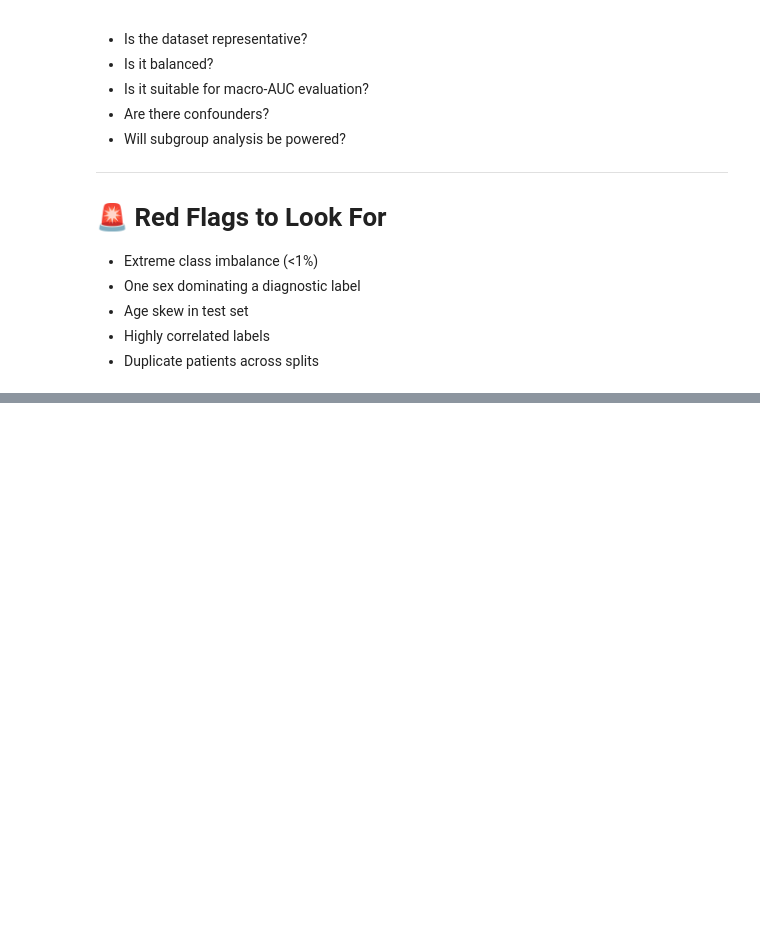
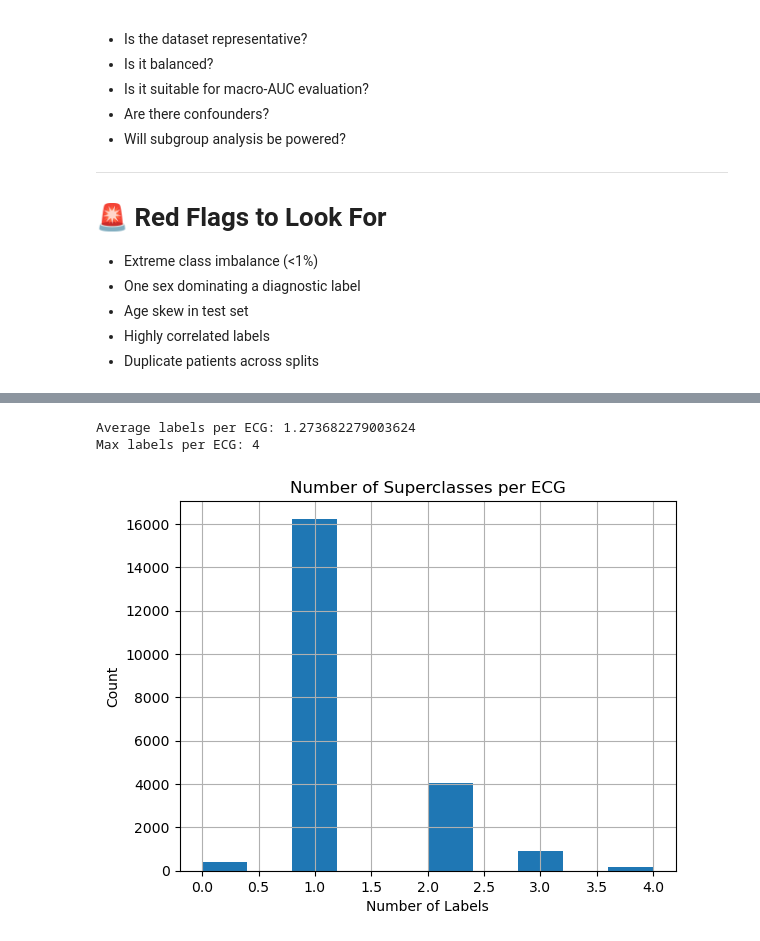
Before and after one commit to cristopher-d-delgado/ecg-ai-statistical-evaluation, a Jupyter notebook: notebooks/eda.ipynb, the cells around one changed output, grey strips where cells are left out. Cells and saved outputs as stored; diff of their text form; code cells hidden in the pictures; blank space fills up the shorter version.

```diff
--- a/notebooks/eda.ipynb
+++ b/notebooks/eda.ipynb
@@ -205,0 +411,16 @@ EDA is answering:
+# %%
+df["n_labels"] = df["superclasses"].apply(len)
+
+print("Average labels per ECG:", df["n_labels"].mean())
+print("Max labels per ECG:", df["n_labels"].max())
+
+plt.figure()
+df["n_labels"].hist(bins=10)
+plt.title("Number of Superclasses per ECG")
+plt.xlabel("Number of Labels")
+plt.ylabel("Count")
+plt.show()
+# %% [output]
+Average labels per ECG: 1.273682279003624
+Max labels per ECG: 4
+[figure, added]
```
Also changed, not shown: parts of 18 cells of this notebook.
